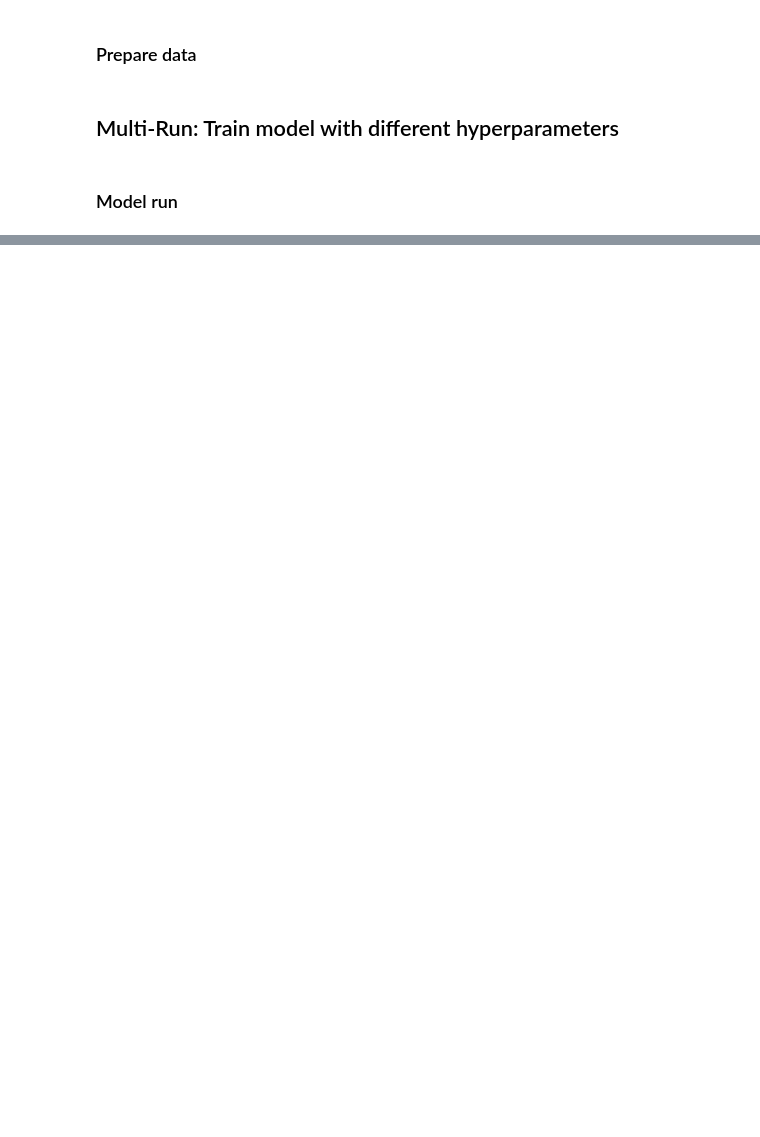
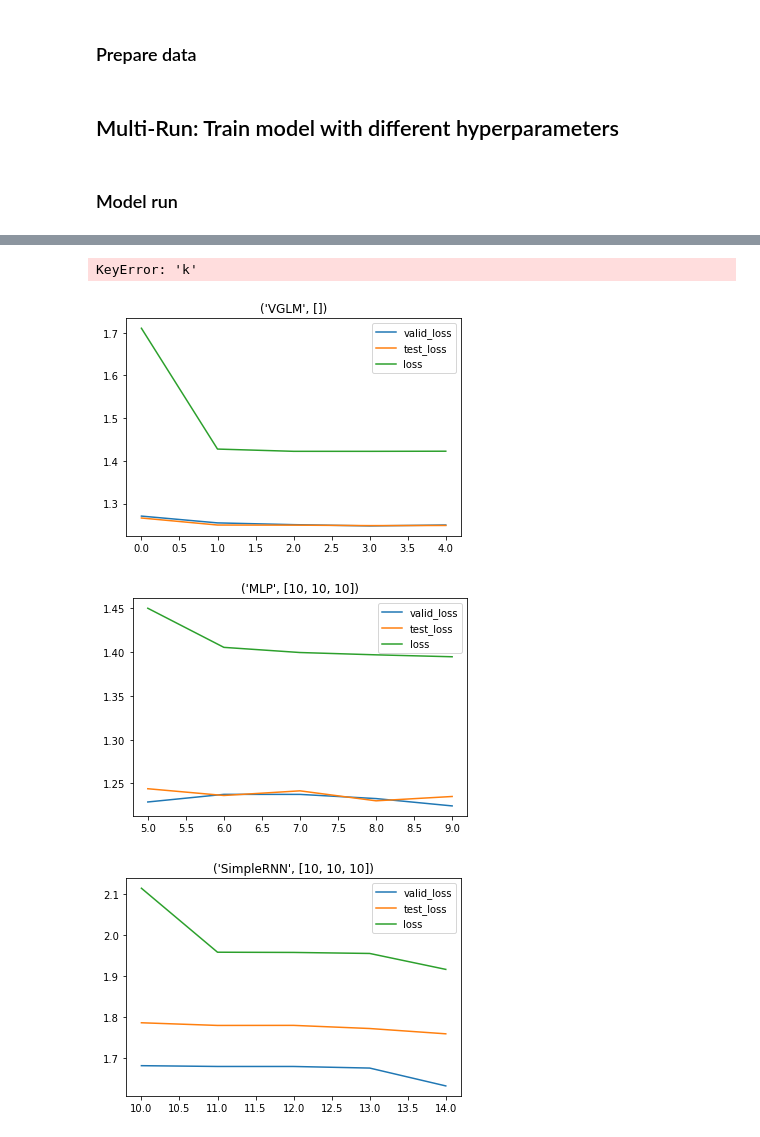
Before and after one commit to mgironamata/upper-indus-prec-bc, a Jupyter notebook: main-cv-CONFIG.ipynb, the cells around one changed output, grey strips where cells are left out. Drawn from its saved outputs; the diff is of its cells as text; code cells hidden in the pictures; blank space fills up the shorter version.

```diff
--- a/main-cv-CONFIG.ipynb
+++ b/main-cv-CONFIG.ipynb
@@ -135,26 +181,28 @@ table_of_predictions_for_metric(predictions, CONFIG.seasons, columns, CONFIG.n_s
 a = pd.read_csv('results.csv')
 
 b = a.groupby(['k','run']).agg({'valid_loss': 'min',
-                                 'hidden_channels': 'first',
+                                 'model_arch': 'first',
                                  'likelihood_fn': 'first',
                                  'lr':'first',
                                  'batch_size':'first',
                                  'dropout_rate':'first',
-                                 'linear_model':'first'})
+                               })
 
 c = b.groupby(['run']).agg({'valid_loss': 'mean',
-                        'hidden_channels': 'first',
+                        'model_arch': 'first',
                         'likelihood_fn': 'first',
                         'lr':'first',
                         'batch_size':'first',
                         'dropout_rate':'first',
-                         'linear_model':'first'}
+                         }
                    ).sort_values('valid_loss').reset_index()
 
-c.groupby(['hidden_channels',
+c.groupby(['model_arch',
            'likelihood_fn',
            'lr',
            'batch_size',
            'dropout_rate',
-           'linear_model']).agg({'valid_loss': 'mean'}
+           ]).agg({'valid_loss': 'mean'}
                    ).sort_values('valid_loss').reset_index()
+# %% [output]
+KeyError: 'k'
@@ -162,0 +209,9 @@ a
+# %%
+for i in a.model_arch.unique():
+    a[['valid_loss','test_loss','loss']][a.model_arch == i].plot()
+    plt.title(i)
+    plt.show
+# %% [output]
+[figure, added]
+[figure, added]
+[figure, added]
```
Also changed, not shown: parts of 14 cells of this notebook, 5 other files.
